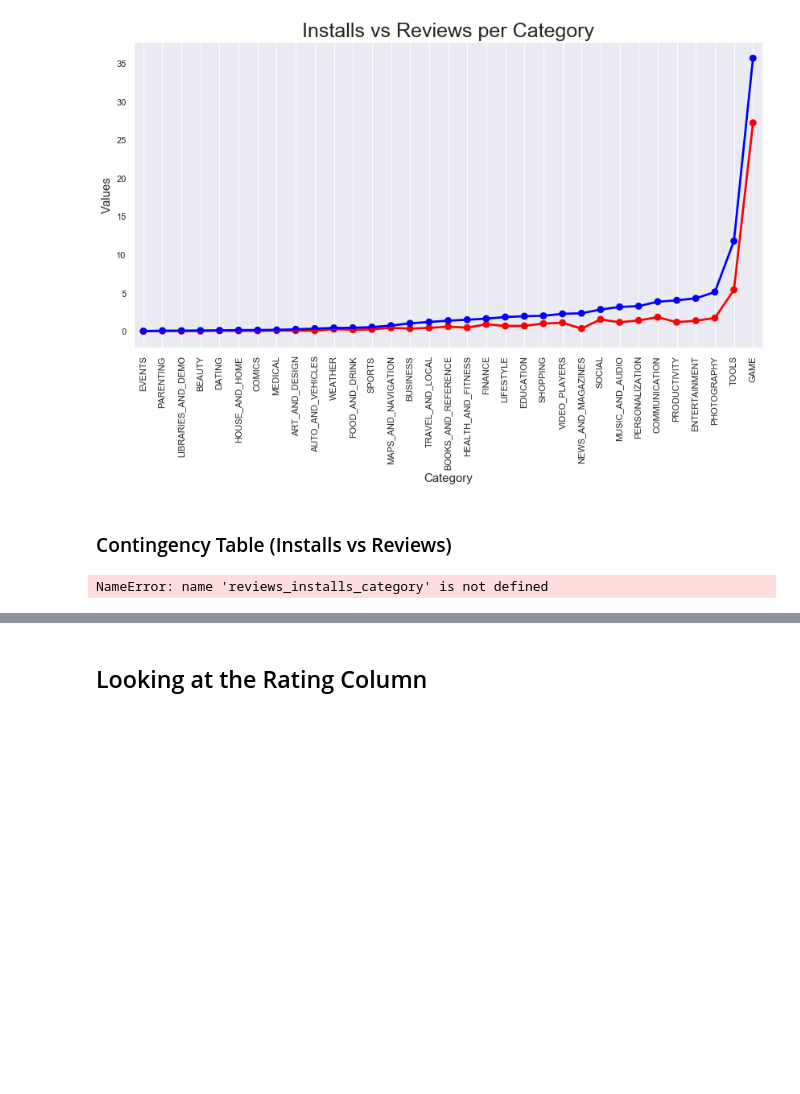
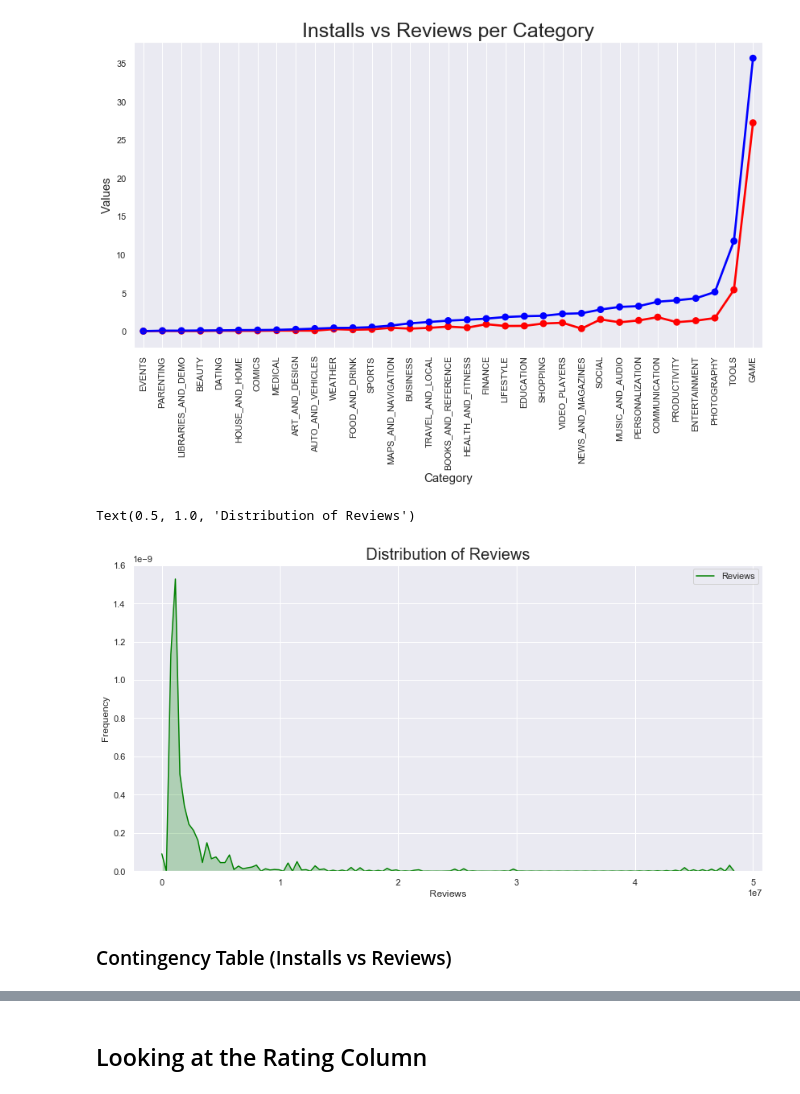
Before and after one commit to ZacharyVillarreal/Google-Play-Store-Download-Analysis, a Jupyter notebook: src/Google_Play_Store_EDA.ipynb, the cells around one changed output, grey strips where cells are left out. Cells and saved outputs as stored; diff of their text form; code cells hidden in the pictures; blank space fills up the shorter version.

```diff
--- a/src/Google_Play_Store_EDA.ipynb
+++ b/src/Google_Play_Store_EDA.ipynb
@@ -151,27 +149,35 @@ plt.grid()
 # plt.savefig('../graphs/Installs_vs_Reviews_per_Category.png', dpi = 500, bbox_inches = 'tight');
 # %% [output]
 [figure]
+# %%
+# rating distibution
+fig, ax = plt.subplots(figsize = (14,7))
+g = sns.kdeplot(play_store_data.Reviews, color="Green", shade = True)
+g.set_xlabel("Reviews")
+g.set_ylabel("Frequency")
+plt.title('Distribution of Reviews',size = 20)
+# %% [output]
+Text(0.5, 1.0, 'Distribution of Reviews')
+[figure, added]
 # %% [markdown]
 ### Contingency Table (Installs vs Reviews)
 # %%
-# Using the normalized dataframe of installs and reviews based on category
-reviews_installs_category.set_index('Category', inplace=True)
+# # Using the normalized dataframe of installs and reviews based on category
+# reviews_installs_category.set_index('Category', inplace=True)
 
-# Finding the Expeected Value
-df = stats.chi2_contingency(reviews_installs_category)[3]
+# # Finding the Expeected Value
+# df = stats.chi2_contingency(reviews_installs_category)[3]
 
-# Applying the Expected Values to create a Contingency Table
-cont_table = pd.DataFrame(
-    data=df[:, :],
-    index=reviews_installs_category.index,
-    columns=['Installs', 'Reviews']).round(2).reset_index()
+# # Applying the Expected Values to create a Contingency Table
+# cont_table = pd.DataFrame(
+#     data=df[:, :],
+#     index=reviews_installs_category.index,
+#     columns=['Installs', 'Reviews']).round(2).reset_index()
 
-# Calculating the p-value of the Chi-Squared Contingency Test
-pvalue= stats.chi2_contingency(reviews_installs_category)[1]
+# # Calculating the p-value of the Chi-Squared Contingency Test
+# pvalue= stats.chi2_contingency(reviews_installs_category)[1]
 
-# Calculating the degrees of freedom for the Chi-Squared Contingency Test
-dof=stats.chi2_contingency(reviews_installs_category)[2]
+# # Calculating the degrees of freedom for the Chi-Squared Contingency Test
+# dof=stats.chi2_contingency(reviews_installs_category)[2]
 
-cont_table.head()
+# cont_table.head()
-# %% [output]
-NameError: name 'reviews_installs_category' is not defined
```
Also changed, not shown: parts of 6 cells of this notebook, 12 other files.
